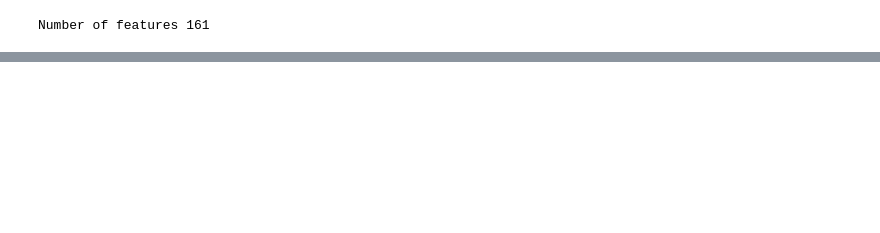
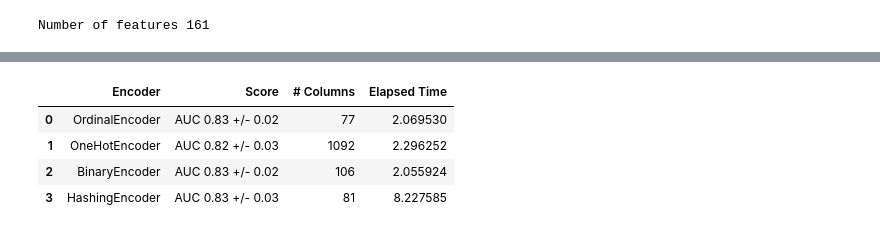
Before and after one commit to alteryx/categorical_encoding, a Jupyter notebook: notebooks/categorical-encoding-demo.ipynb, the cells around one changed output, grey strips where cells are left out. Cells and saved outputs as stored; diff of their text form; code cells hidden in the pictures; blank space fills up the shorter version.

```diff
--- a/notebooks/categorical-encoding-demo.ipynb
+++ b/notebooks/categorical-encoding-demo.ipynb
@@ -271,0 +227,10 @@ utils.machine_learning_score(fm_encoded, label_times)
+# %%
+classic_results = utils.classic_encoder_results(feature_matrix, label_times)
+# %%
+classic_results
+# %% [output]
+|  | Encoder | Score | # Columns | Elapsed Time |
+| 0 | OrdinalEncoder | AUC 0.83 +/- 0.02 | 77 | 2.069530 |
+| 1 | OneHotEncoder | AUC 0.82 +/- 0.03 | 1092 | 2.296252 |
+| 2 | BinaryEncoder | AUC 0.83 +/- 0.02 | 106 | 2.055924 |
+| 3 | HashingEncoder | AUC 0.83 +/- 0.03 | 81 | 8.227585 |
```
Also changed, not shown: parts of 15 cells of this notebook, 1 other file.
